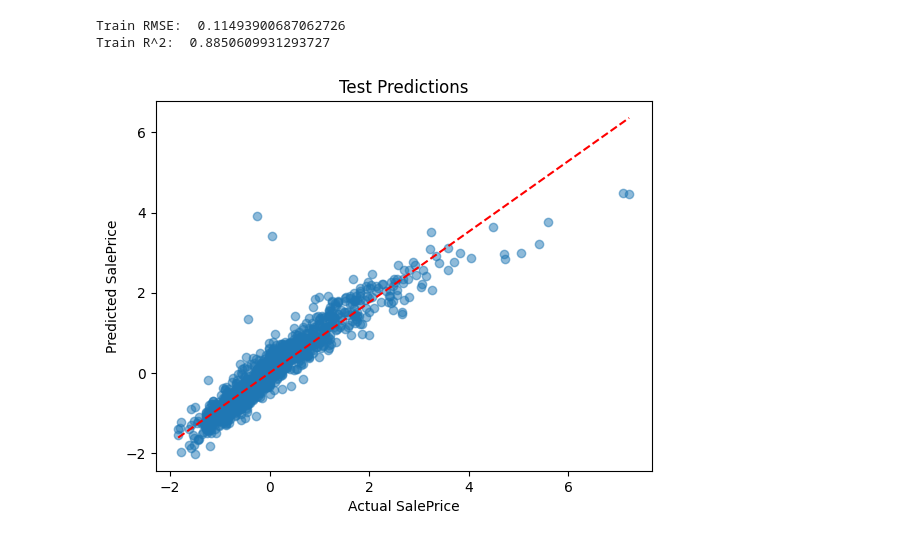
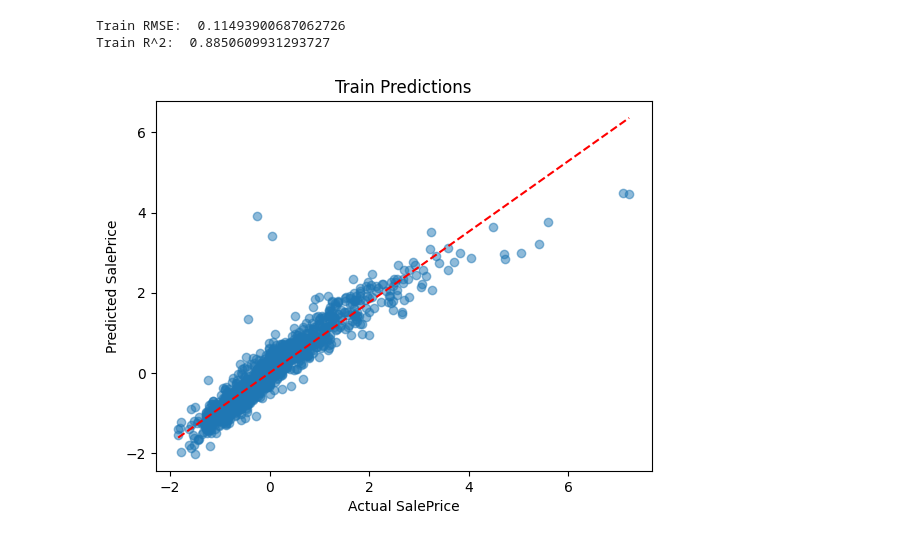
Before and after one commit to AnanyarajS/Machine_Learning_Projects, a Jupyter notebook: Linear_Regression_Model/linear_regression_model.ipynb, the cells around one changed output. Cells and saved outputs as stored; diff of their text form; code cells hidden in the pictures.

```diff
--- a/Linear_Regression_Model/linear_regression_model.ipynb
+++ b/Linear_Regression_Model/linear_regression_model.ipynb
@@ -308,16 +308,16 @@ Train R^2:  0.8850609931293727
 # %%
 import matplotlib.pyplot as plt
 plt.scatter(y_train, y_train_pred, alpha=0.5)
 plt.xlabel("Actual SalePrice")
 plt.ylabel("Predicted SalePrice")
-plt.title("Test Predictions")
+plt.title("Train Predictions")
 slope, intercept = np.polyfit(y_train, y_train_pred, 1)
 line_x = np.array([y_train.min(), y_train.max()])
 line_y = slope*line_x+intercept
 plt.plot(line_x, line_y, 'r--')
 plt.show()
 # %% [output]
-[figure, old version]
+[figure, new version]
 # %%
 X_test = x_test.to_numpy()
 # %%
```
